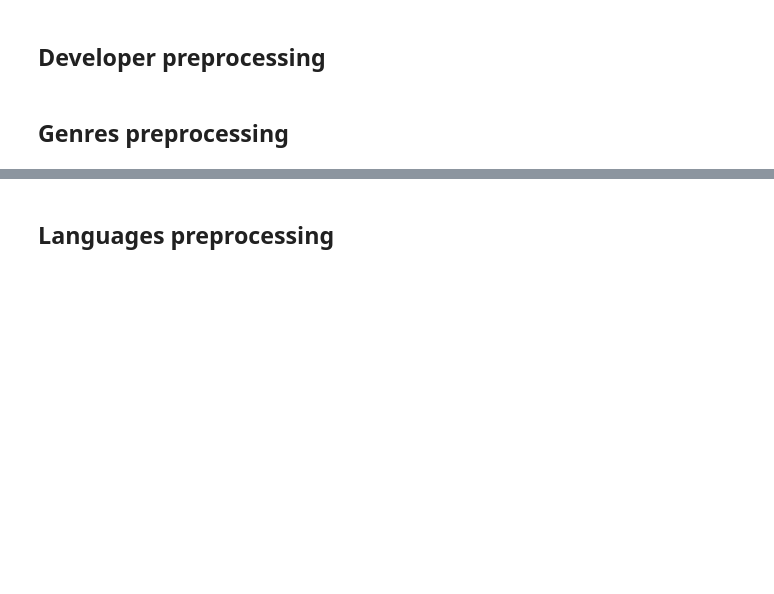
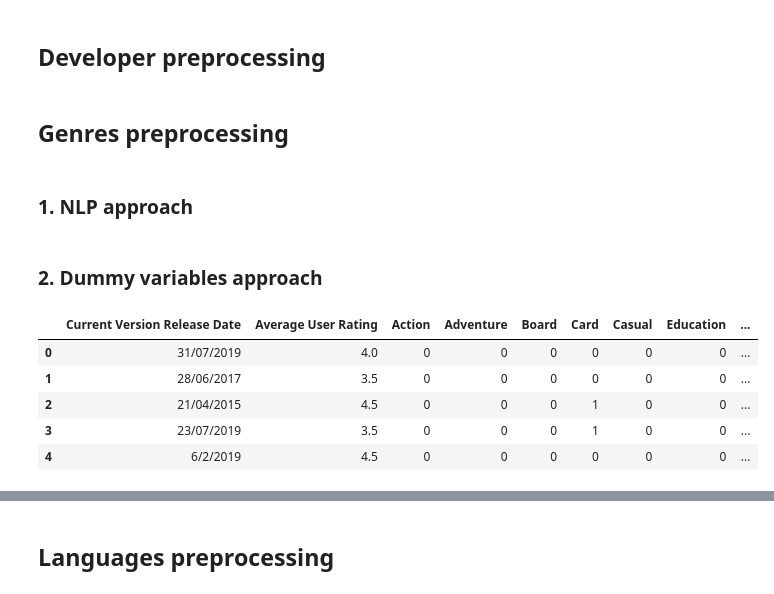
Before and after one commit to yusufnasserdev/games-rating-model, a Jupyter notebook: Phase1/preprocessing.ipynb, the cells around one changed output, grey strips where cells are left out. Saved outputs shown, nothing was run; the diff lists cells and outputs as text; code cells hidden in the pictures; blank space fills up the shorter version.

Commit message:
Updated preprocessing notebook markdown cells

```diff
--- a/Phase1/preprocessing.ipynb
+++ b/Phase1/preprocessing.ipynb
@@ -70,6 +115,8 @@ df['Developer'] = df['Developer'].replace(dev_df.index, dev_df['Average User Rat
 df.head()
 # %% [markdown]
 ## Genres preprocessing
+# %% [markdown]
+### 1. NLP approach
 # %%
 from sklearn.feature_extraction.text import CountVectorizer
 from sklearn.decomposition import PCA
@@ -93,8 +140,44 @@ pca = PCA(n_components=10)
 pca_genres = pca.fit_transform(bow_genres.toarray())
 
 # Add the PCA-transformed genres to the original dataframe
-for i in range(10):
+for i in range(len(pca_genres[0])):
     df[f'Genre_PCA_{i}'] = pca_genres[:, i]
 
 # Drop the original column
 df = df.drop(['Genres'], axis=1)
+# %% [markdown]
+### 2. Dummy variables approach
+# %%
+from sklearn.preprocessing import OneHotEncoder
+
+# Convert the genres column to a list of strings
+df['Genres'] = df['Genres'].astype(str)
+df['Genres'] = df['Genres'].str.strip('[]').str.replace("'", "").str.split(", ")
+
+# drop Games, Strategy, Entertainment from the Genres column
+df['Genres'] = df['Genres'].apply(lambda x: [genre for genre in x if genre not in ['Games', 'Strategy', 'Entertainment']])
+
+# Replace genres with counts less than 100 with 'infrequent' as it would represent a very small percentage of the data (less than 2%)
+other = df['Genres'].explode().value_counts()[df['Genres'].explode().value_counts() < 100].index
+df['Genres'] = df['Genres'].apply(lambda x: [genre if genre not in other else 'infrequent' for genre in x])
+
+# Replace empty lists with 'infrequent'
+df['Genres'] = df['Genres'].apply(lambda x: ['infrequent'] if len(x) == 0 else x)
+
+# Get dummy variables for the genres
+genres = pd.get_dummies(df['Genres'].apply(pd.Series).stack()).sum(level=0)
+
+# Add the dummy variables to the original dataframe
+df = pd.concat([df, genres], axis=1)
+
+# Drop the original column
+df = df.drop(['Genres'], axis=1)
+
+df.iloc[:, 15:].head()
+# %% [output]
+|  | Current Version Release Date | Average User Rating | Action | Adventure | Board | Card | Casual | Education | ... |
+| 0 | 31/07/2019 | 4.0 | 0 | 0 | 0 | 0 | 0 | 0 | ... |
+| 1 | 28/06/2017 | 3.5 | 0 | 0 | 0 | 0 | 0 | 0 | ... |
+| 2 | 21/04/2015 | 4.5 | 0 | 0 | 0 | 1 | 0 | 0 | ... |
+| 3 | 23/07/2019 | 3.5 | 0 | 0 | 0 | 1 | 0 | 0 | ... |
+| 4 | 6/2/2019 | 4.5 | 0 | 0 | 0 | 0 | 0 | 0 | ... |
```
Also changed, not shown: parts of 26 cells of this notebook.
